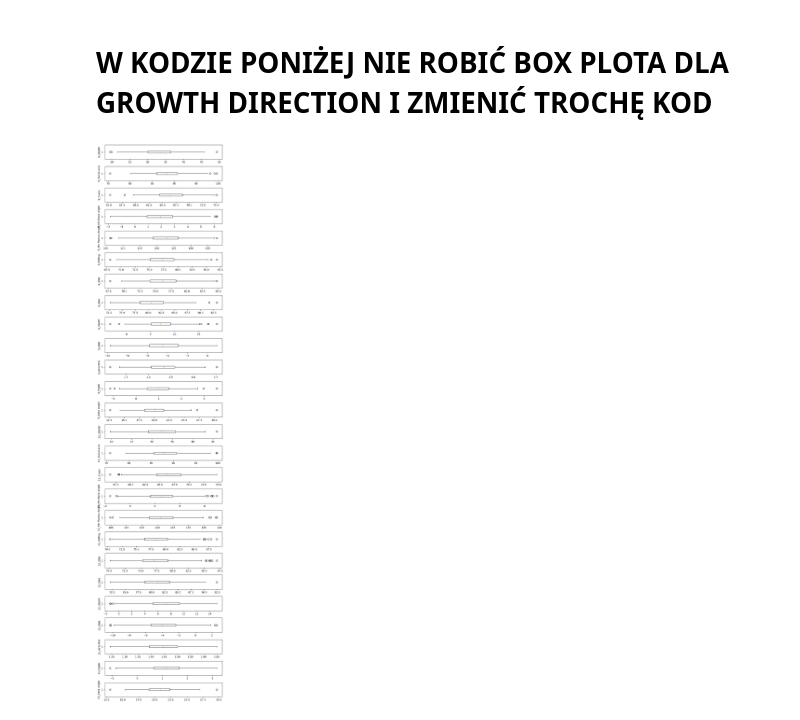
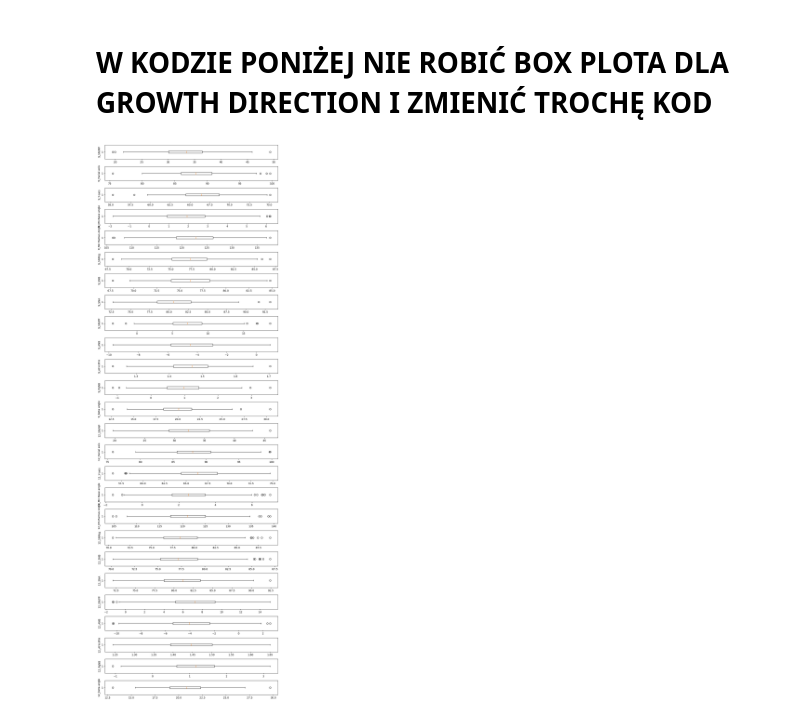
Before and after one commit to R4ken/Machine-Learning-Analysis, a Jupyter notebook: classification/solution.ipynb, the cells around one changed output. Cells and saved outputs as stored; diff of their text form; code cells hidden in the pictures.

```diff
--- a/classification/solution.ipynb
+++ b/classification/solution.ipynb
@@ -109,21 +111,17 @@ df.describe()
 | max | 49.286542 | 99.677516 | 75.115567 | 6.200186 | 137.616824 | 86.862239 | 84.787099 | 93.149888 | ... |
 8 rows × 27 columns
 # %%
-x_train, x_test, y_train, y_test = train_test_split(df.iloc[:, :-1], df.iloc[:, -1], train_size=0.7, random_state=rng)
-
-x_train = x_train.reset_index(drop=True)
-x_test  = x_test.reset_index(drop=True)
-y_train = y_train.reset_index(drop=True)
-y_test  = y_test.reset_index(drop=True)
+X = df.iloc[:, :-1]
+Y = df.iloc[:, -1]
 # %% [markdown]
 # W KODZIE PONIŻEJ NIE ROBIĆ BOX PLOTA DLA GROWTH DIRECTION I ZMIENIĆ TROCHĘ KOD
 # %%
 # https://www.geeksforgeeks.org/data-analysis/data-preprocessing-machine-learning-python/
-fig, axs = plt.subplots(len(x_train.columns), 1, figsize=(7, 30), dpi=95)
-for i, col in enumerate(x_train.columns):
-    axs[i].boxplot(df[col], vert=False)
+fig, axs = plt.subplots(len(X.columns), 1, figsize=(10, 30), dpi=100)
+for i, col in enumerate(X.columns):
+    axs[i].boxplot(X[col], vert=False)
     axs[i].set_ylabel(col)
 fig.tight_layout()
 plt.show()
 # %% [output]
-[figure, old version]
+[figure, new version]
```
Also changed, not shown: parts of 18 cells of this notebook.
